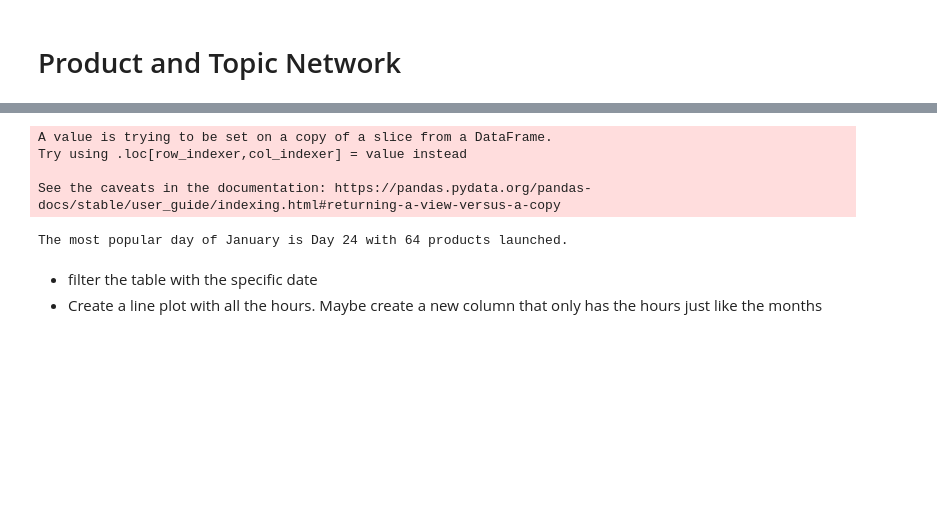
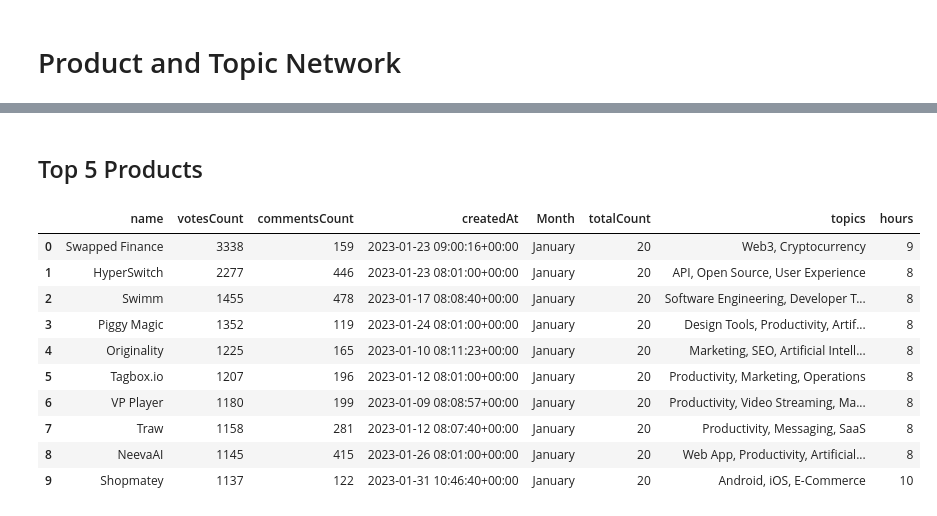
Before and after one commit to AliMehdii/ProductHunt_EDA_and_Unspervised_Sentiment_Analysis, a Jupyter notebook: Stats_Code/Data_Wrangling/EDA.ipynb, the cells around one changed output, grey strips where cells are left out. Cells and saved outputs as stored; diff of their text form; code cells hidden in the pictures; blank space fills up the shorter version.

```diff
--- a/Stats_Code/Data_Wrangling/EDA.ipynb
+++ b/Stats_Code/Data_Wrangling/EDA.ipynb
@@ -556,24 +507,0 @@ weekofyear and week have been deprecated, please use DatetimeIndex.isocalendar()
-# %%
-df['createdAt'] = pd.to_datetime(df['createdAt'])
-january_df = df[df['Month'] == 'January']
-january_df.head()
-
-january_daily_counts = january_df['createdAt'].dt.day.value_counts().sort_index()
-
-most_popular_day = january_daily_counts.idxmax()
-num_products_launched = january_daily_counts.max()
-
-print(f"The most popular day of January is Day {most_popular_day} with {num_products_launched} products launched.")
-
-fig = px.line(x=january_daily_counts.index, y=january_daily_counts.values, markers=True)
-fig.update_layout(title="Product Launching Activity in January", xaxis_title="Day", yaxis_title="Number of Products Launched")
-fig.show()
-# %% [output]
-A value is trying to be set on a copy of a slice from a DataFrame.
-Try using .loc[row_indexer,col_indexer] = value instead
-
-See the caveats in the documentation: https://pandas.pydata.org/pandas-docs/stable/user_guide/indexing.html#returning-a-view-versus-a-copy
-The most popular day of January is Day 24 with 64 products launched.
-# %% [markdown]
-- filter the table with the specific date
-- Create a line plot with all the hours. Maybe create a new column that only has the hours just like the months
@@ -588,0 +508,17 @@ The most popular day of January is Day 24 with 64 products launched.
+# %% [markdown]
+## Top 5 Products
+# %%
+top_5_products = df.sort_values(by='votesCount', ascending=False).head(10).reset_index(drop=True)
+top_5_products.head(10)
+# %% [output]
+|  | name | votesCount | commentsCount | createdAt | Month | totalCount | topics | hours |
+| 0 | Swapped Finance | 3338 | 159 | 2023-01-23 09:00:16+00:00 | January | 20 | Web3, Cryptocurrency | 9 |
+| 1 | HyperSwitch | 2277 | 446 | 2023-01-23 08:01:00+00:00 | January | 20 | API, Open Source, User Experience | 8 |
+| 2 | Swimm | 1455 | 478 | 2023-01-17 08:08:40+00:00 | January | 20 | Software Engineering, Developer T... | 8 |
+| 3 | Piggy Magic | 1352 | 119 | 2023-01-24 08:01:00+00:00 | January | 20 | Design Tools, Productivity, Artif... | 8 |
+| 4 | Originality | 1225 | 165 | 2023-01-10 08:11:23+00:00 | January | 20 | Marketing, SEO, Artificial Intell... | 8 |
+| 5 | Tagbox.io | 1207 | 196 | 2023-01-12 08:01:00+00:00 | January | 20 | Productivity, Marketing, Operations | 8 |
+| 6 | VP Player | 1180 | 199 | 2023-01-09 08:08:57+00:00 | January | 20 | Productivity, Video Streaming, Ma... | 8 |
+| 7 | Traw | 1158 | 281 | 2023-01-12 08:07:40+00:00 | January | 20 | Productivity, Messaging, SaaS | 8 |
+| 8 | NeevaAI | 1145 | 415 | 2023-01-26 08:01:00+00:00 | January | 20 | Web App, Productivity, Artificial... | 8 |
+| 9 | Shopmatey | 1137 | 122 | 2023-01-31 10:46:40+00:00 | January | 20 | Android, iOS, E-Commerce | 10 |
```
Also changed, not shown: parts of 21 cells of this notebook.
